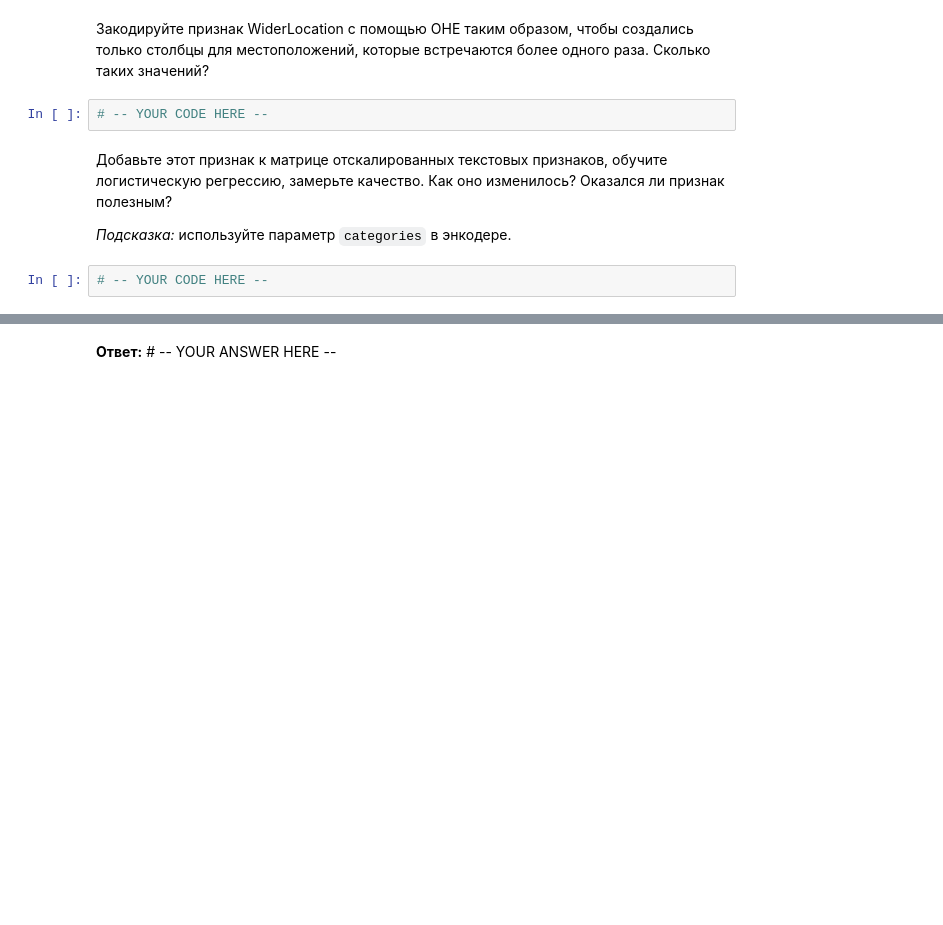
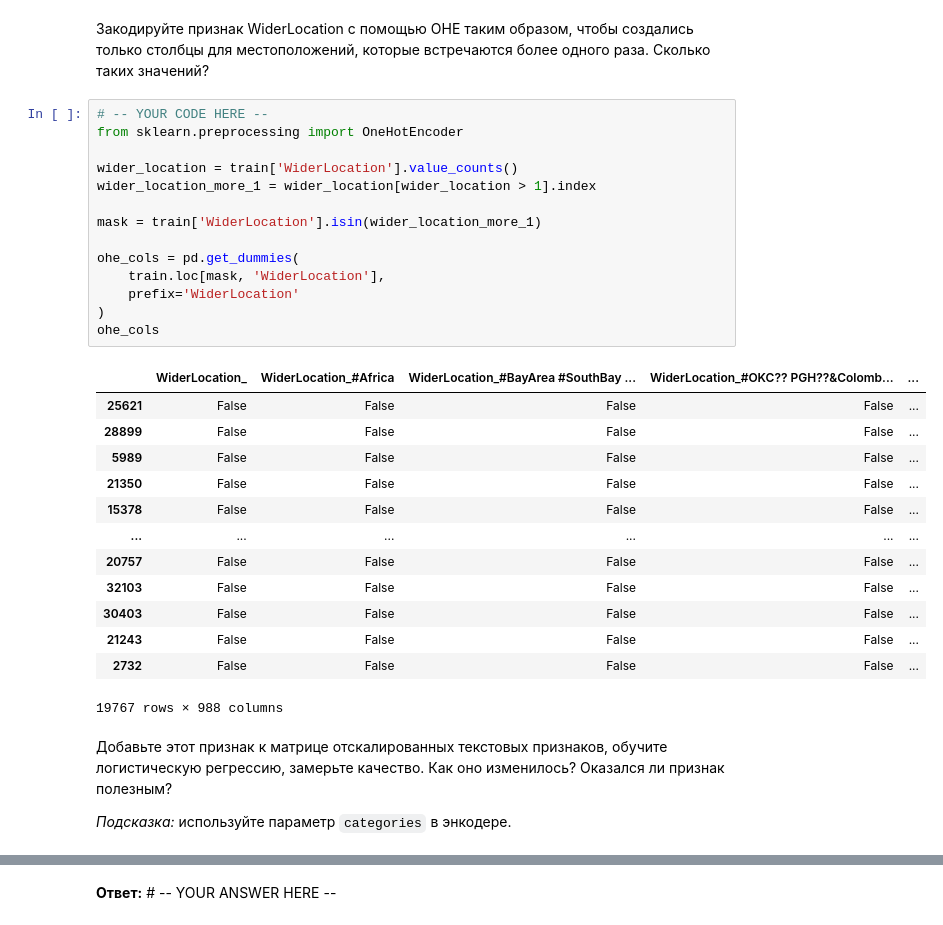
Before and after one commit to stass9966/programming-technologies, a Jupyter notebook: 2025/homeworks/hw06_texts/hw06_texts.ipynb, the cells around one changed output, grey strips where cells are left out. Cells and saved outputs as stored; diff of their text form; blank space fills up the shorter version.

```diff
--- a/2025/homeworks/hw06_texts/hw06_texts.ipynb
+++ b/2025/homeworks/hw06_texts/hw06_texts.ipynb
@@ -831,12 +831,36 @@ plt.show()
 [figure]
 # %% [markdown]
 Закодируйте признак WiderLocation с помощью OHE таким образом, чтобы создались только столбцы для местоположений, которые встречаются более одного раза. Сколько таких значений?
-# %%
-# -- YOUR CODE HERE --
+# %%
+# -- YOUR CODE HERE --
+from sklearn.preprocessing import OneHotEncoder
+
+wider_location = train['WiderLocation'].value_counts()
+wider_location_more_1 = wider_location[wider_location > 1].index
+
+mask = train['WiderLocation'].isin(wider_location_more_1)
+
+ohe_cols = pd.get_dummies(
+    train.loc[mask, 'WiderLocation'],
+    prefix='WiderLocation'
+)
+ohe_cols
+# %% [output]
+|  | WiderLocation_ | WiderLocation_#Africa | WiderLocation_#BayArea #SouthBay ... | WiderLocation_#OKC?? PGH??&Colomb... | ... |
+| 25621 | False | False | False | False | ... |
+| 28899 | False | False | False | False | ... |
+| 5989 | False | False | False | False | ... |
+| 21350 | False | False | False | False | ... |
+| 15378 | False | False | False | False | ... |
+| ... | ... | ... | ... | ... | ... |
+| 20757 | False | False | False | False | ... |
+| 32103 | False | False | False | False | ... |
+| 30403 | False | False | False | False | ... |
+| 21243 | False | False | False | False | ... |
+| 2732 | False | False | False | False | ... |
+19767 rows × 988 columns
 # %% [markdown]
 Добавьте этот признак к матрице отскалированных текстовых признаков, обучите логистическую регрессию, замерьте качество. Как оно изменилось? Оказался ли признак полезным?
 
 
 *Подсказка:* используйте параметр `categories` в энкодере.
-# %%
-# -- YOUR CODE HERE --
```
Also changed, not shown: parts of 2 cells of this notebook.
